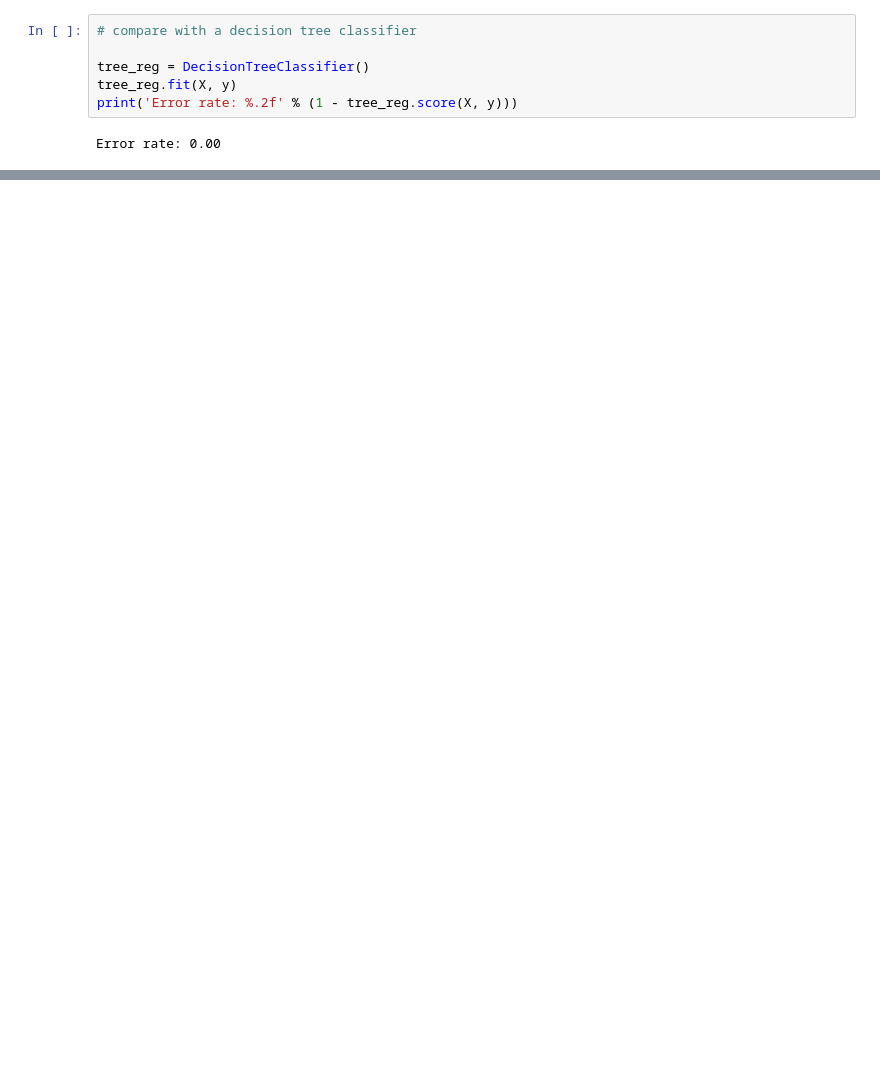
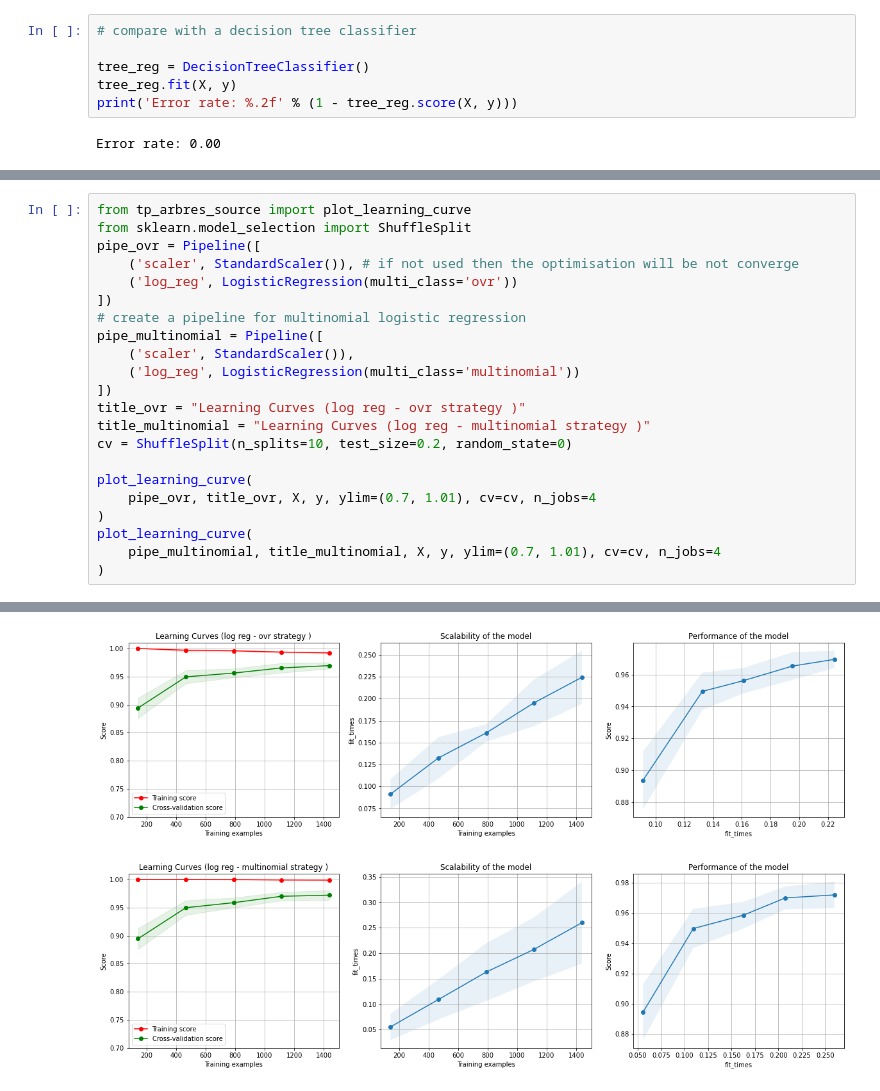
Before and after one commit to Badr-MOUFAD/DataCamp-Emines, a Jupyter notebook: TPtrees/TP4_Anas_AITAOMAR_Badr_MOUFAD.ipynb, the cells around one changed output, grey strips where cells are left out. Saved outputs shown, nothing was run; the diff lists cells and outputs as text; blank space fills up the shorter version.

```diff
--- a/TPtrees/TP4_Anas_AITAOMAR_Badr_MOUFAD.ipynb
+++ b/TPtrees/TP4_Anas_AITAOMAR_Badr_MOUFAD.ipynb
@@ -387,0 +438,23 @@ plot_depth_curve(estimator, title, X, y, depth_bounds=(1, 20))
+# %%
+from tp_arbres_source import plot_learning_curve
+from sklearn.model_selection import ShuffleSplit
+pipe_ovr = Pipeline([
+    ('scaler', StandardScaler()), # if not used then the optimisation will be not converge
+    ('log_reg', LogisticRegression(multi_class='ovr'))
+])
+# create a pipeline for multinomial logistic regression
+pipe_multinomial = Pipeline([
+    ('scaler', StandardScaler()),
+    ('log_reg', LogisticRegression(multi_class='multinomial'))
+])
+title_ovr = "Learning Curves (log reg - ovr strategy )"
+title_multinomial = "Learning Curves (log reg - multinomial strategy )"
+cv = ShuffleSplit(n_splits=10, test_size=0.2, random_state=0)
+
+plot_learning_curve(
+    pipe_ovr, title_ovr, X, y, ylim=(0.7, 1.01), cv=cv, n_jobs=4
+)
+plot_learning_curve(
+    pipe_multinomial, title_multinomial, X, y, ylim=(0.7, 1.01), cv=cv, n_jobs=4
+)
+# %% [output]
@@ -387,0 +462,2 @@ plot_depth_curve(estimator, title, X, y, depth_bounds=(1, 20))
+[figure, added]
+[figure, added]
```
Also changed, not shown: parts of 29 cells of this notebook.
